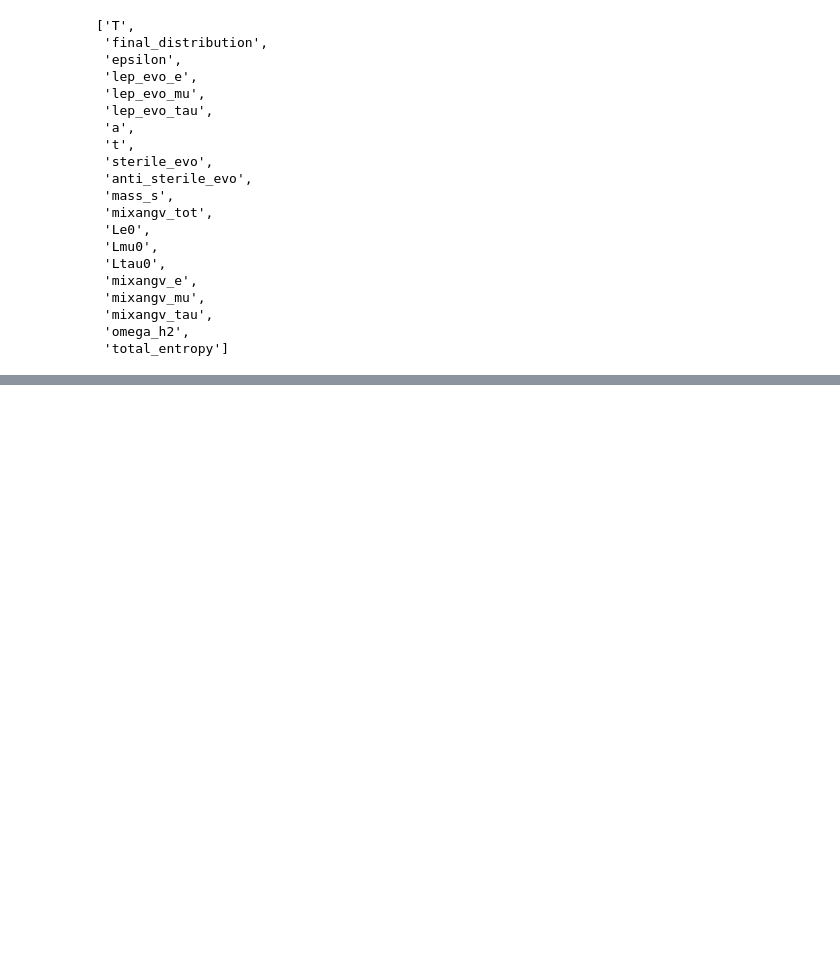
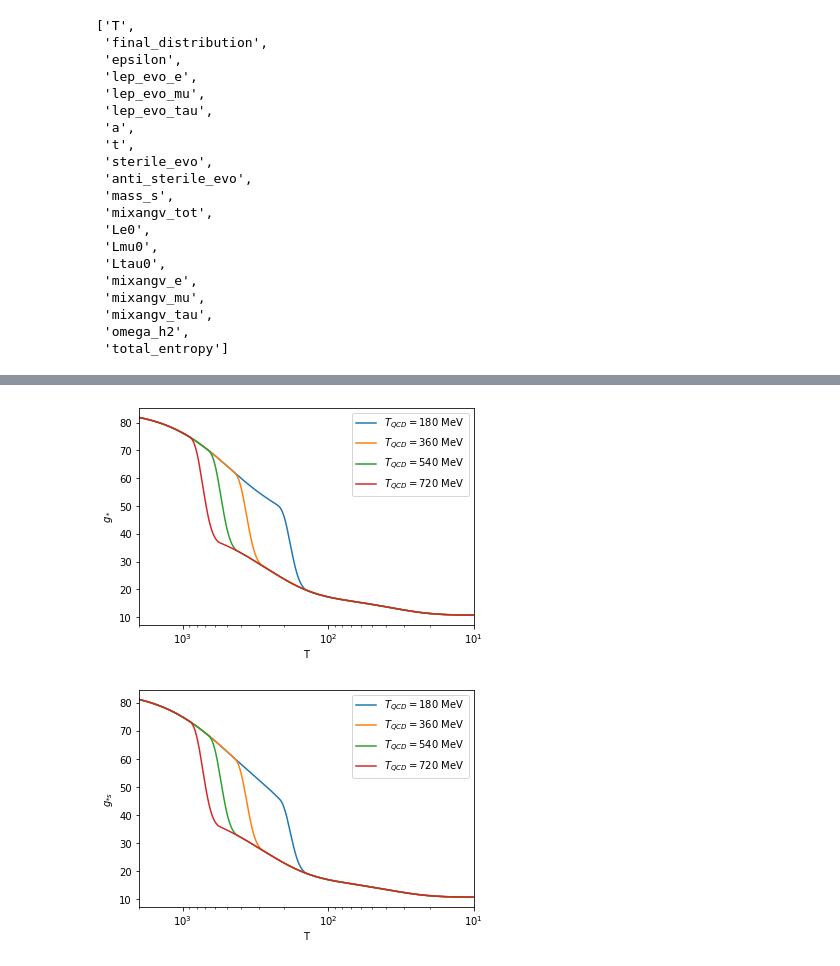
Before and after one commit to emmahorner/new_QCD, a Jupyter notebook: Different QCD Ts Production.ipynb, the cells around one changed output, grey strips where cells are left out. Cells and saved outputs as stored; diff of their text form; code cells hidden in the pictures; blank space fills up the shorter version.

```diff
--- a/Different QCD Ts Production.ipynb
+++ b/Different QCD Ts Production.ipynb
@@ -114,0 +148,5 @@ import Emma3
+# %%
+nw.example_plot()
+# %% [output]
+[figure, added]
+[figure, added]
```
Also changed, not shown: parts of 5 cells of this notebook.
